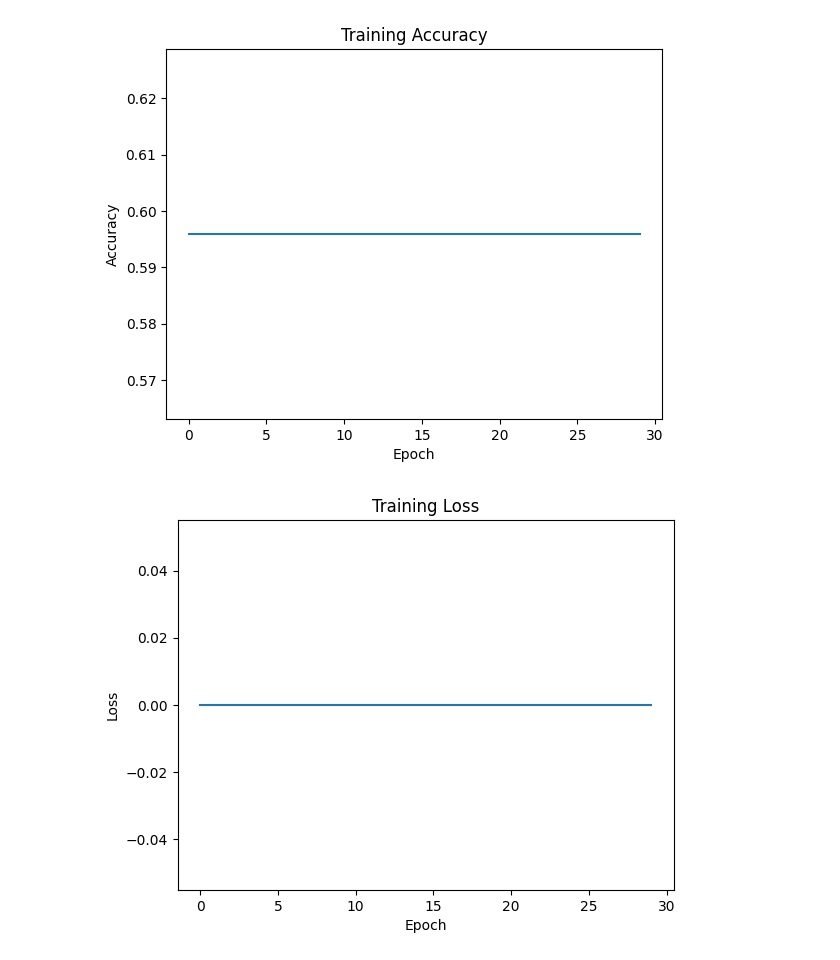
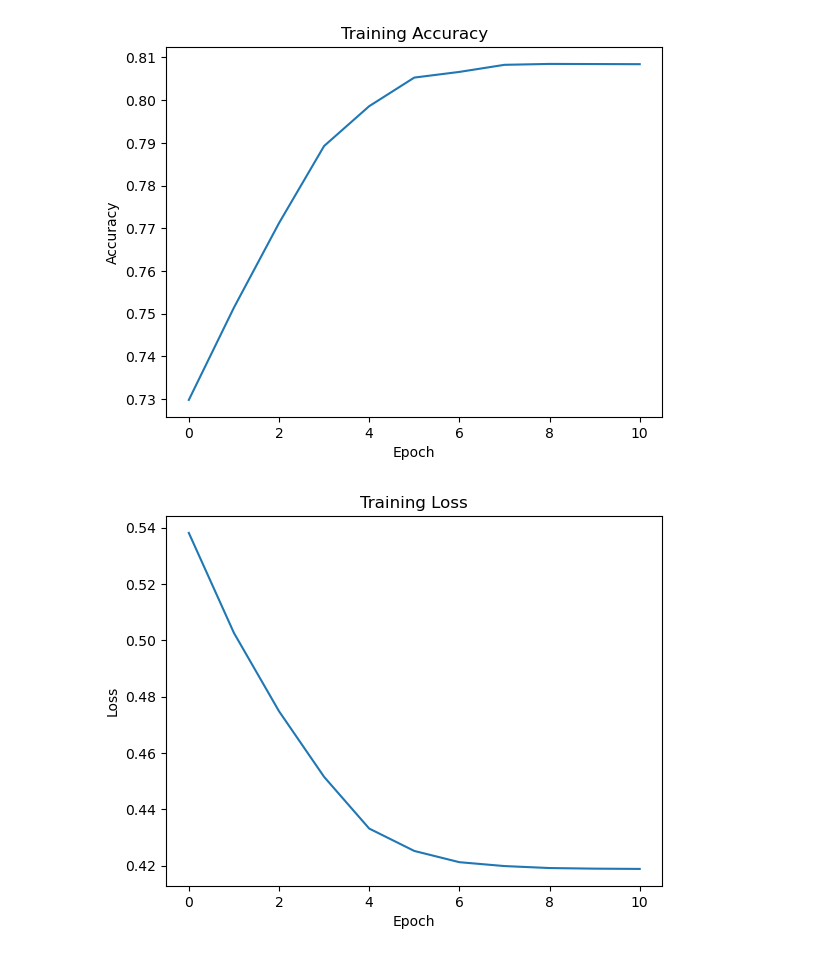
Before and after one commit to AmiRaGaL/MURA-Classification, a Jupyter notebook: vggModel.ipynb, the cells around one changed output. Drawn from its saved outputs; the diff is of its cells as text; code cells hidden in the pictures.

Commit message:
Trained VGG net and got results on test data

```diff
--- a/vggModel.ipynb
+++ b/vggModel.ipynb
@@ -104,6 +318,8 @@ Current CUDA device: /device:GPU:0
 
 #numbers 58, 28, 7, 1 represent the number of neurons
 from tensorflow.keras import layers, models
+from tensorflow.keras import losses
+from tensorflow.keras import metrics
 
 #TODO: Explore ways to adjust these parameters so it can converge
 #less or more layers, edit numbers of neurons.
@@ -129,10 +345,15 @@ model.summary()
 #optimzer was very easy to include
 #article includes early stopping to generalize data more and prevent overfitting maybe this is something we can do as a stretch goal
 #TODO: add the Kappa metric
+cut_off = 0.5
 model.compile(
-    optimizer = 'adam',
-    loss = 'categorical_crossentropy',
-    metrics=['accuracy'],
+    optimizer = tf.keras.optimizers.Adam(learning_rate=0.001*3),
+    loss = losses.BinaryCrossentropy(from_logits=False),
+    metrics=[metrics.BinaryAccuracy(threshold=cut_off),
+            metrics.Precision(thresholds=cut_off),
+            metrics.Recall(thresholds=cut_off),
+            metrics.AUC(),
+            ],
 )
 
 #dispaly model summary of our new model
@@ -239,0 +404,27 @@ Current CUDA device: /device:GPU:0
+# %%
+import math
+epochs = 100
+
+def SquareRootScheduler(epochCount, lr):
+    return lr * pow(epochCount+1.0, -0.5)
+
+tmpEpochs = list(range(50))
+tmpLr = list(map(lambda x: SquareRootScheduler(x, tf.keras.optimizers.Adam().get_config()["learning_rate"]*3), tmpEpochs))
+
+cb_lrscheduler = tf.keras.callbacks.LearningRateScheduler(SquareRootScheduler)
+cb_earlystopping = tf.keras.callbacks.EarlyStopping(monitor="val_loss", patience=math.floor(epochs*0.1))
+# %%
+#TRAIN MODEL HERE
+
+import time
+start_time = time.time()
+training_results = model.fit(
+    train_generator,
+    batch_size = None,
+    validation_data = valid_generator,
+    validation_batch_size = None,
+    epochs = epochs,
+    callbacks = [cb_lrscheduler, cb_earlystopping],
+    verbose=1,
+)
+print(f'Trained model in {time.time()-start_time}s')
@@ -240,22 +449,22 @@ Current CUDA device: /device:GPU:0
 # %%
 #visualization and scores
 # training accuracy
 #did not converage
     #few reasons why i think it happened
     # - data augmentation is not included here
     # - hyperparamters must be adjusted; Epochs, neurons, learning rate, batch size,
-plt.plot(training_results.history['accuracy'])
+plt.plot(training_results.history['binary_accuracy'])
 plt.title('Training Accuracy')
 plt.xlabel('Epoch')
 plt.ylabel('Accuracy')
 plt.show()
 
 # training loss
 plt.plot(training_results.history['loss'])
 plt.title('Training Loss')
 plt.xlabel('Epoch')
 plt.ylabel('Loss')
 plt.show()
 # %% [output]
-[figure, old version]
+[figure, new version]
-[figure, old version]
+[figure, new version]
```
Also changed, not shown: parts of 27 cells of this notebook, 2 other files.
